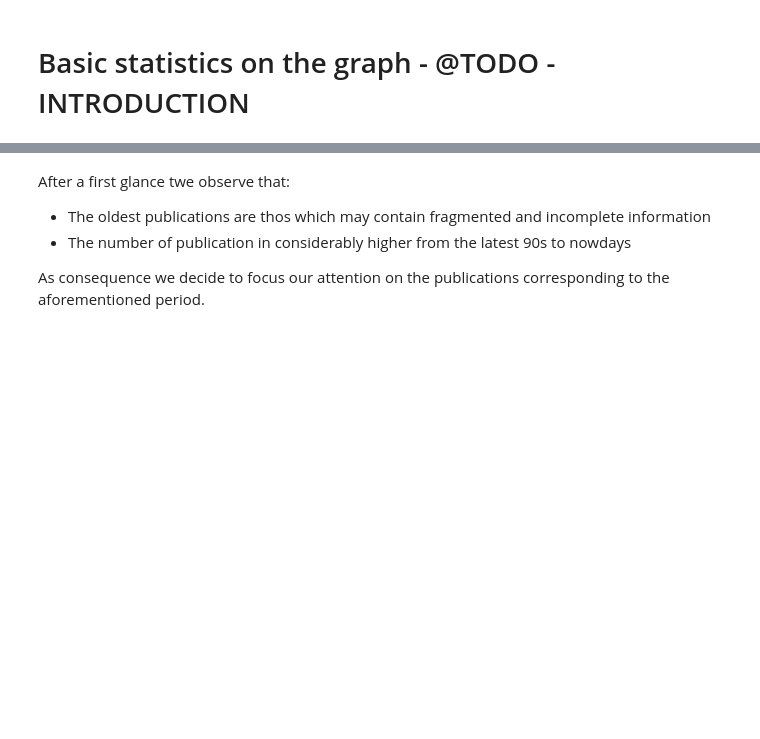
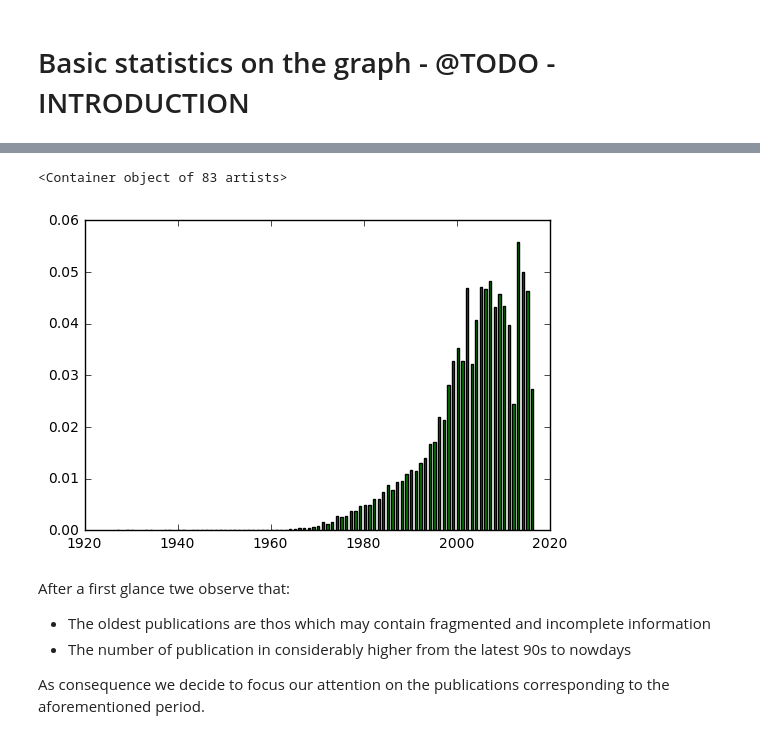
Before and after one commit to CriMenghini/modERN, a Jupyter notebook: BuildGraph.ipynb, the cells around one changed output, grey strips where cells are left out. Drawn from its saved outputs; the diff is of its cells as text; code cells hidden in the pictures; blank space fills up the shorter version.

```diff
--- a/BuildGraph.ipynb
+++ b/BuildGraph.ipynb
@@ -133,3 +216,12 @@ for paper in list(data.keys()):
+# %%
+open_measure_scaled.pop('0', None)
+open_measure_scaled.pop('August 31-September 2 2005', None)
+open_measure_scaled.pop('2017', None)
+normalize_dict(open_measure_scaled)
+plt.bar(open_measure_scaled.keys(), open_measure_scaled.values(), 0.5, color='g')
+# %% [output]
+<Container object of 83 artists>
+[figure, added]
 # %%
 #dict_years
 # %%
```
Also changed, not shown: parts of 9 cells of this notebook, 2 other files.
